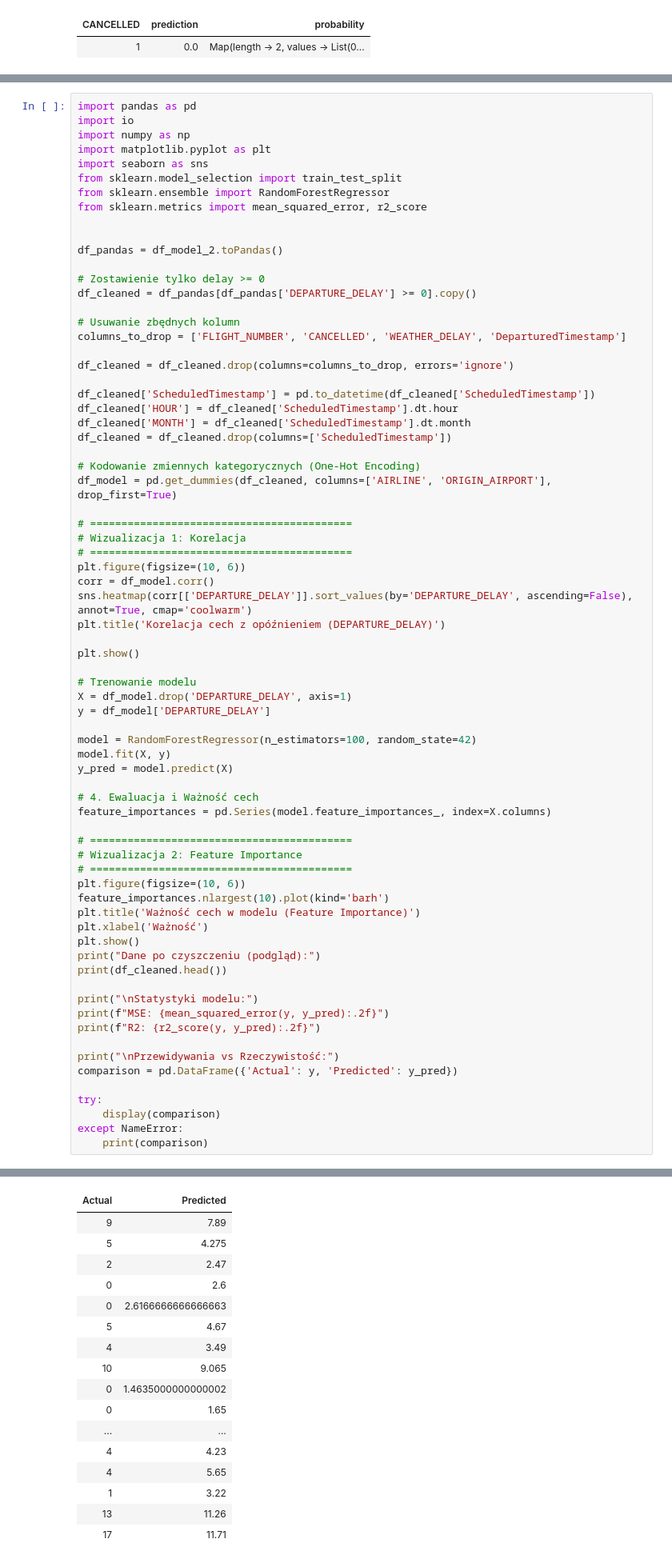
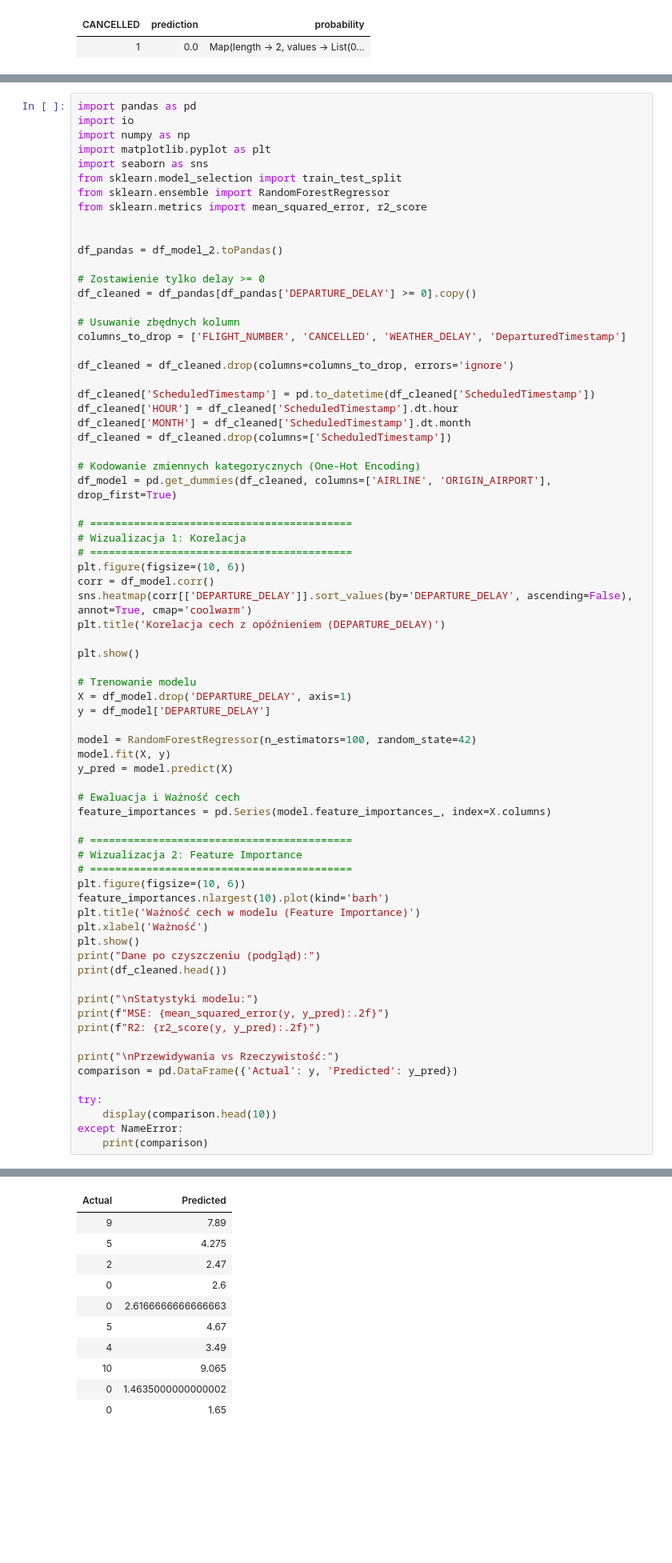
Before and after one commit to Kamicia8/databricks-flight-lakehouse, a Jupyter notebook: prediction.ipynb, the cells around one changed output, grey strips where cells are left out. Shown at 80% size. Drawn from its saved outputs; the diff is of its cells as text; blank space fills up the shorter version.

```diff
--- a/prediction.ipynb
+++ b/prediction.ipynb
@@ -280,7 +317,7 @@ model = RandomForestRegressor(n_estimators=100, random_state=42)
 model.fit(X, y)
 y_pred = model.predict(X)
 
-# 4. Ewaluacja i Ważność cech
+# Ewaluacja i Ważność cech
 feature_importances = pd.Series(model.feature_importances_, index=X.columns)
 
 # ==========================================
@@ -302,41 +339,35 @@ print("\nPrzewidywania vs Rzeczywistość:")
 comparison = pd.DataFrame({'Actual': y, 'Predicted': y_pred})
 
 try:
-    display(comparison)
+    display(comparison.head(10))
 except NameError:
     print(comparison)
 # %% [output]
 [figure]
 [figure]
 Dane po czyszczeniu (podgląd):
    DAY_OF_WEEK AIRLINE  DEPARTURE_DELAY  ...  HOURLYWindSpeed HOUR  MONTH
 1            1      AA                9  ...             15.0   16      1
 2            1      AA                5  ...             15.0   16      1
 3            1      VX                2  ...             15.0   16      1
 4            1      AA                0  ...             15.0   16      1
 6            1      B6                0  ...             15.0   16      1
 
 [5 rows x 10 columns]
 
 Statystyki modelu:
 MSE: 4.17
 R2: 0.83
 
 Przewidywania vs Rzeczywistość:
 | Actual | Predicted |
 | 9 | 7.89 |
 | 5 | 4.275 |
 | 2 | 2.47 |
 | 0 | 2.6 |
 | 0 | 2.6166666666666663 |
 | 5 | 4.67 |
 | 4 | 3.49 |
 | 10 | 9.065 |
 | 0 | 1.4635000000000002 |
 | 0 | 1.65 |
-| ... | ... |
-| 4 | 4.23 |
-| 4 | 5.65 |
-| 1 | 3.22 |
-| 13 | 11.26 |
-| 17 | 11.71 |
```
Also changed, not shown: parts of 3 cells of this notebook, 4 other files.
